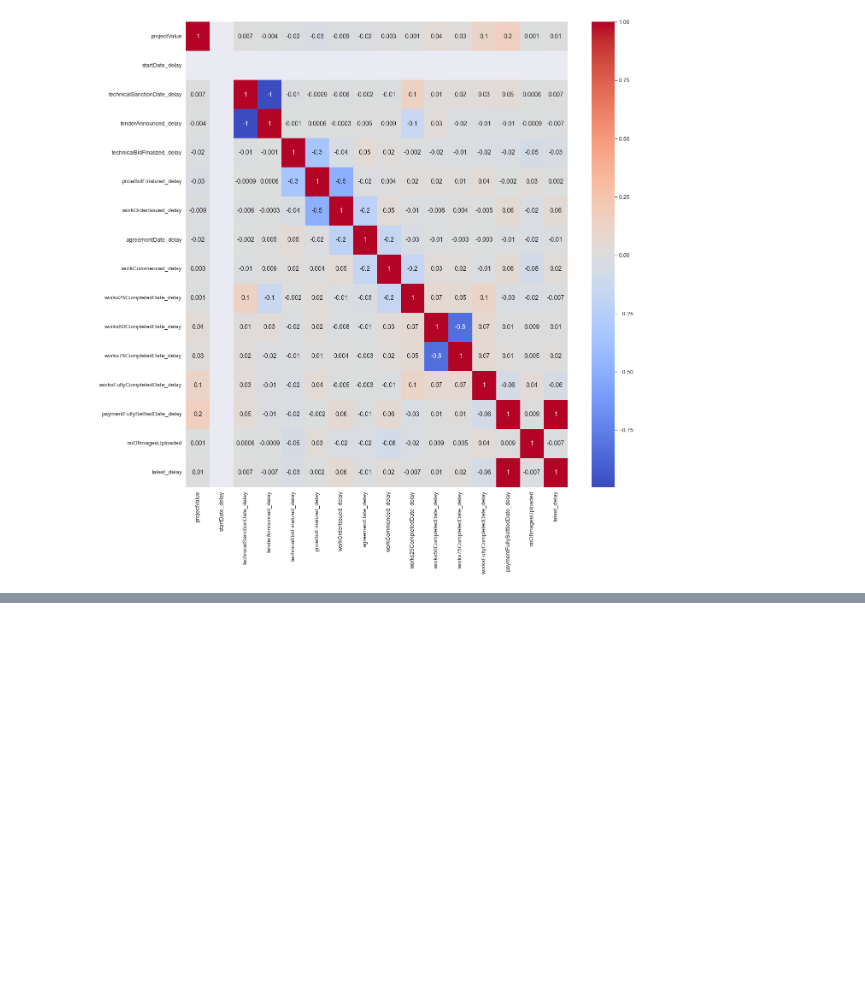
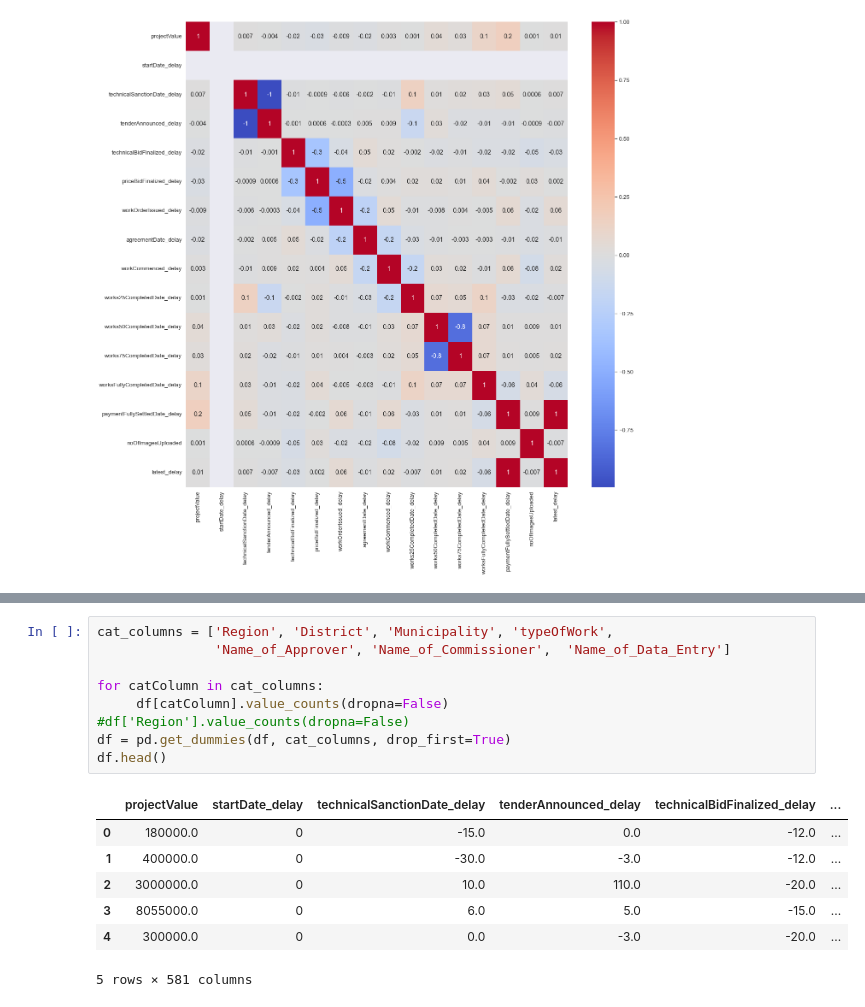
Before and after one commit to karthikeyanVK/MAWSPredictionModel, a Jupyter notebook: TenderSucessPrediction.ipynb, the cells around one changed output, grey strips where cells are left out. Saved outputs shown, nothing was run; the diff lists cells and outputs as text; blank space fills up the shorter version.

```diff
--- a/TenderSucessPrediction.ipynb
+++ b/TenderSucessPrediction.ipynb
@@ -100,0 +122,17 @@ sns.heatmap(corr_matrix, cmap='coolwarm',
+# %%
+cat_columns = ['Region', 'District', 'Municipality', 'typeOfWork',
+               'Name_of_Approver', 'Name_of_Commissioner',	'Name_of_Data_Entry']
+
+for catColumn in cat_columns:
+     df[catColumn].value_counts(dropna=False)
+#df['Region'].value_counts(dropna=False)
+df = pd.get_dummies(df, cat_columns, drop_first=True)
+df.head()
+# %% [output]
+|  | projectValue | startDate_delay | technicalSanctionDate_delay | tenderAnnounced_delay | technicalBidFinalized_delay | ... |
+| 0 | 180000.0 | 0 | -15.0 | 0.0 | -12.0 | ... |
+| 1 | 400000.0 | 0 | -30.0 | -3.0 | -12.0 | ... |
+| 2 | 3000000.0 | 0 | 10.0 | 110.0 | -20.0 | ... |
+| 3 | 8055000.0 | 0 | 6.0 | 5.0 | -15.0 | ... |
+| 4 | 300000.0 | 0 | 0.0 | -3.0 | -20.0 | ... |
+5 rows × 581 columns
```
Also changed, not shown: parts of 8 cells of this notebook.
